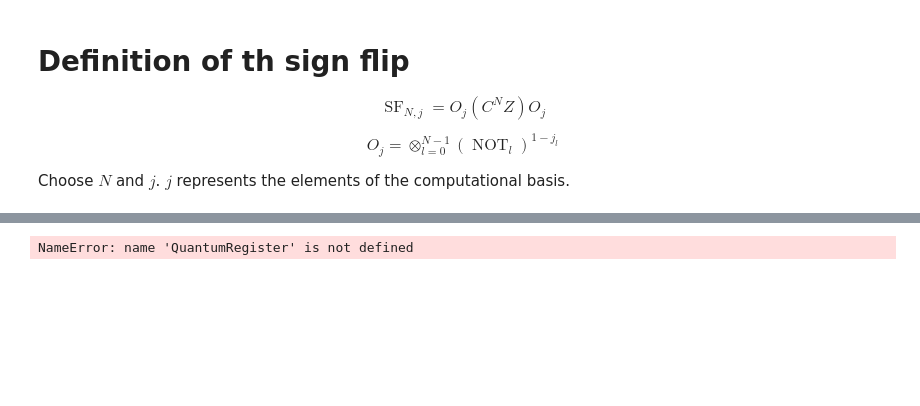
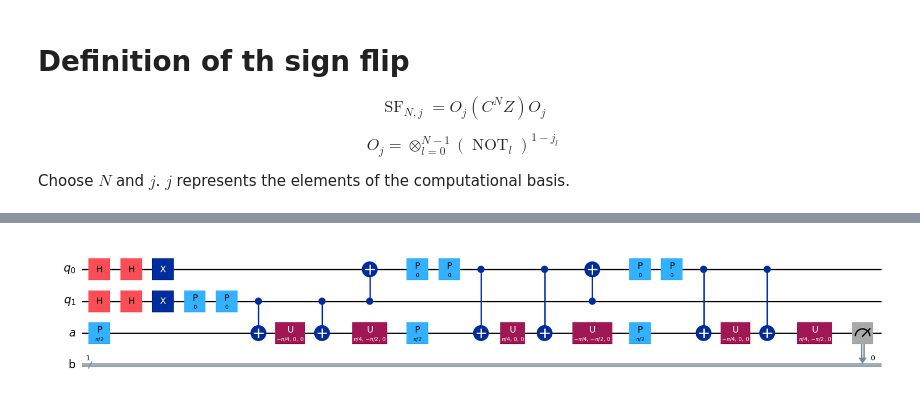
Before and after one commit to iitis/AkademiaSztukiKwantowej, a Jupyter notebook: szkolenie-perceptron/70-perceptron-ibmq.ipynb, the cells around one changed output, grey strips where cells are left out. Cells and saved outputs as stored; diff of their text form; code cells hidden in the pictures; blank space fills up the shorter version.

```diff
--- a/szkolenie-perceptron/70-perceptron-ibmq.ipynb
+++ b/szkolenie-perceptron/70-perceptron-ibmq.ipynb
@@ -74,16 +70,16 @@ NameError: name 'QuantumRegister' is not defined
 # %%
 N = 2
 q = QuantumRegister(N, 'q')
 a = QuantumRegister(1, 'a')
 b = ClassicalRegister(1, 'b')
 circ = QuantumCircuit(q, a, b)
 circ.append(U_i(q, num2bin(0, N)[::-1]), q)
-circ.append(U_w(q, num2bin(3, N)), q)
+circ.append(U_w(q, num2bin(0, N)), q)
 circ.mcrx(np.pi, q, a[0])
 circ.measure(a, b)
 circ.decompose(reps=1).draw(output='mpl')
 # %% [output]
-NameError: name 'QuantumRegister' is not defined
+[figure, added]
 # %%
 token = os.environ["IBMQ_TOKEN"]
 # %%
```
Also changed, not shown: parts of 7 cells of this notebook, 3 other files.
